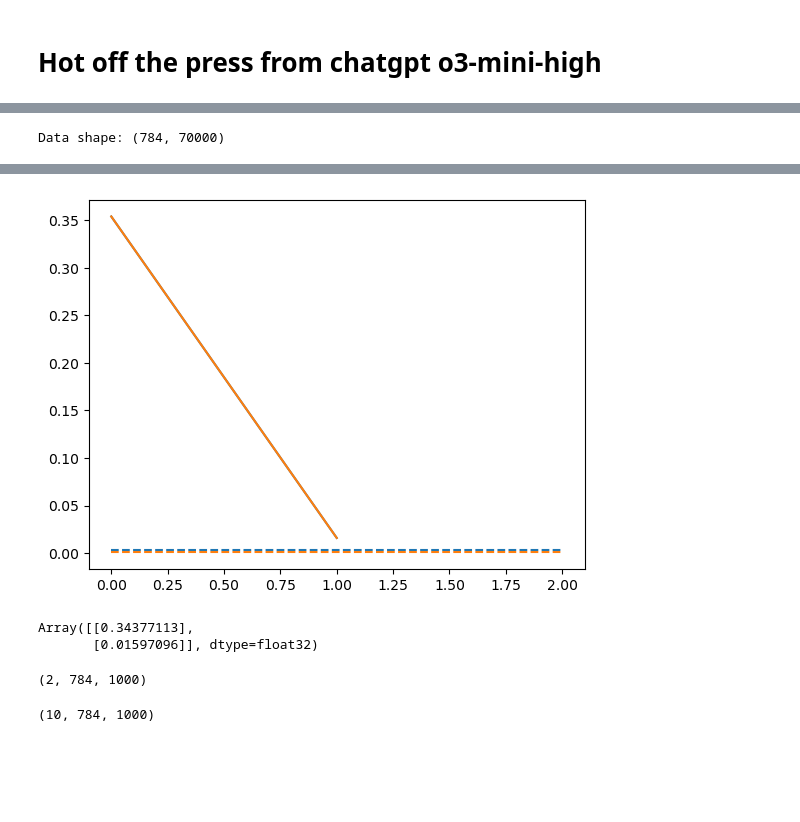
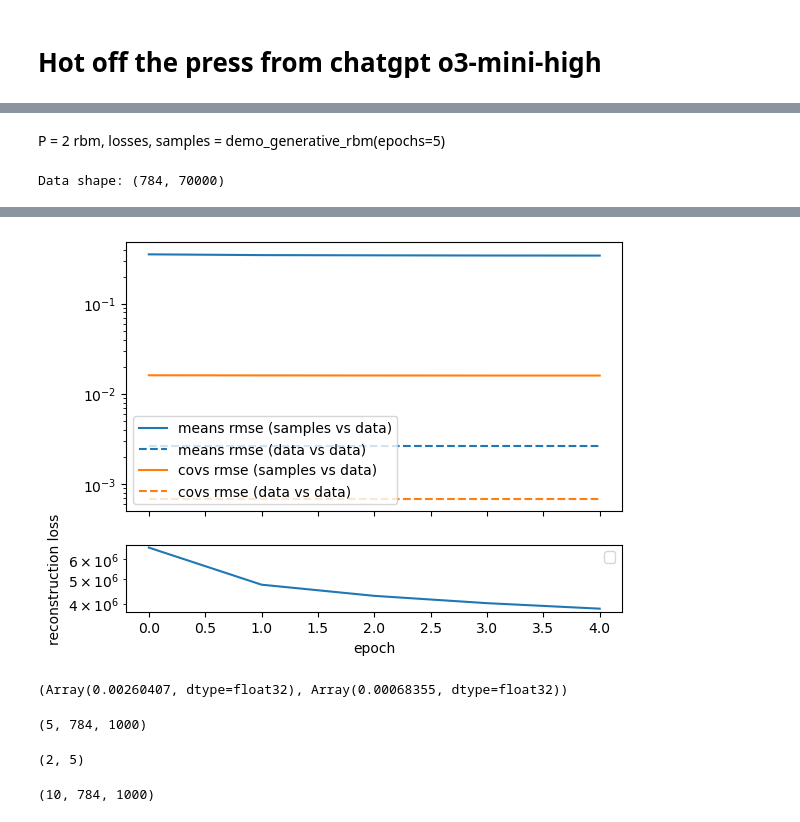
Before and after one commit to juancarlosfdc/noncanonical-olfaction, a Jupyter notebook: rbm/from_scratch.ipynb, the cells around one changed output, grey strips where cells are left out. Drawn from its saved outputs; the diff is of its cells as text; code cells hidden in the pictures; blank space fills up the shorter version.

Commit message:
plot deviations over time

```diff
--- a/rbm/from_scratch.ipynb
+++ b/rbm/from_scratch.ipynb
@@ -215,15 +215,21 @@ class GenerativeRBM:
         return losses, jnp.array(sample_list)
 
     def plot_deviations_over_time(self, train_args):
-        _, samples = self.fit(**train_args)
-        fig, ax = plt.subplots()
+        losses, samples = self.fit(**train_args)
+        fig, axs = plt.subplots(2, 1, height_ratios=[4, 1], sharex=True)
         errors = jnp.array(jax.vmap(self.compute_rmse)(samples))
         background_mean, background_cov = self.compute_background_rmse()
-        ax.plot(errors[:, 0])
-        ax.plot(errors[:, 1])
-        ax.hlines(background_mean, 0, len(errors), ls='--', color='tab:blue')
-        ax.hlines(background_cov, 0, len(errors), ls='--', color='tab:orange')
-        return fig, ax, samples, errors
+        axs[0].plot(errors[0, :], label='means rmse (samples vs data)')
+        axs[0].hlines(background_mean, 0, errors.shape[1] - 1, ls='--', color='tab:blue', label='means rmse (data vs data)')
+        axs[0].plot(errors[1, :], label='covs rmse (samples vs data)')
+        axs[0].hlines(background_cov, 0, errors.shape[1] - 1, ls='--', color='tab:orange', label='covs rmse (data vs data)')
+        axs[0].set_yscale('log')
+        axs[1].plot(losses)
+        axs[1].set_yscale('log')
+        axs[1].set_xlabel('epoch')
+        axs[1].set_ylabel('reconstruction loss')
+        axs[0].legend()
+        return fig, axs, samples, errors
 # %%
 # ----------------------------------------------------------------
 # Demonstration code:
@@ -279,15 +270,18 @@ Epoch 9/10, Reconstruction Loss: 3355048.0000
+# %% [markdown]
+P = 2
+rbm, losses, samples = demo_generative_rbm(epochs=5)
 # %%
 rbm = GenerativeRBM(n_hidden=128)
 # %% [output]
 Data shape: (784, 70000)
 # %%
 train_args = {'X_train': rbm.X_train,
-              'epochs': 3,
+              'epochs': 5,
               'batch_size': 64,
               'learning_rate': 0.01,
               'k': 1,
               'l2_reg': 0.0,
               'sample_number': 1000}
 
-fig, ax, samples, err = rbm.plot_deviations_over_time(train_args)
+fig, axs, samples, err = rbm.plot_deviations_over_time(train_args)
 # %% [output]
@@ -295,13 +293,16 @@ Epoch 0/3, Reconstruction Loss: 6666131.0000
-[figure, old version]
+[figure, new version]
-# %%
-err
-# %% [output]
-Array([[0.34377113],
-       [0.01597096]], dtype=float32)
+# %%
+rbm.compute_background_rmse()
+# %% [output]
+(Array(0.00260407, dtype=float32), Array(0.00068355, dtype=float32))
 # %%
 samples.shape
 # %% [output]
-(2, 784, 1000)
+(5, 784, 1000)
+# %%
+err.shape
+# %% [output]
+(2, 5)
 # %%
 errors = jnp.array(jax.vmap(rbm.compute_rmse)(samples))
 # %%
```
Also changed, not shown: parts of 2 cells of this notebook.
